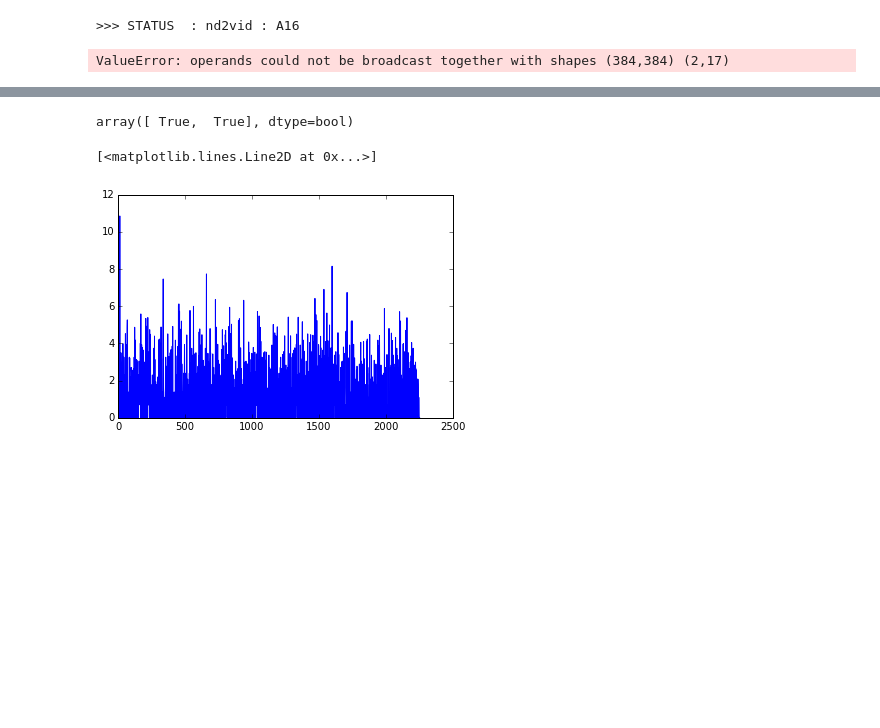
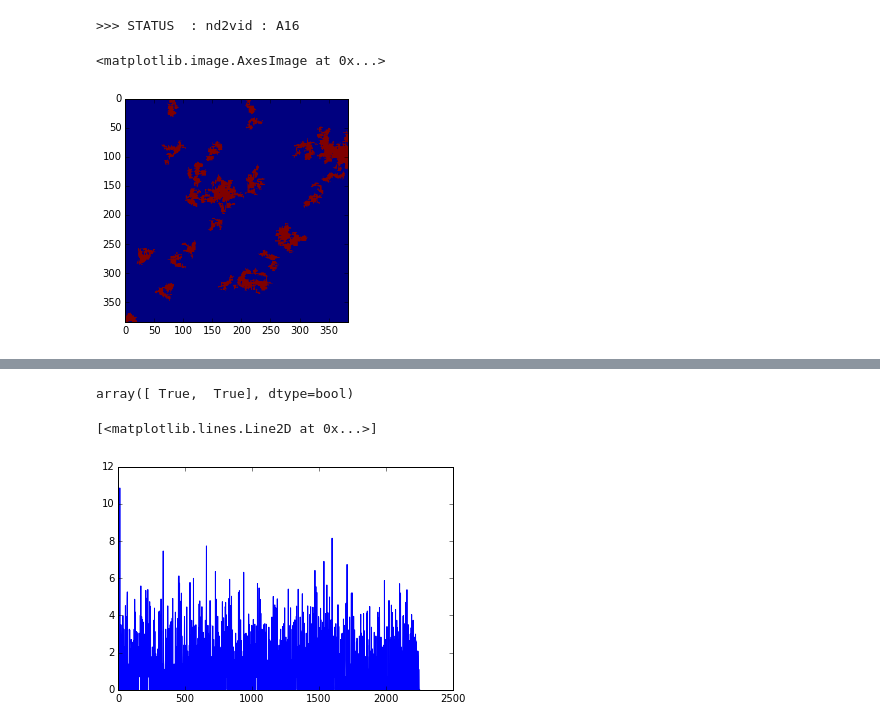
Before and after one commit to rraadd88/htsimaging, a Jupyter notebook: htsimaging/test_nd2vid.ipynb, the cells around one changed output, grey strips where cells are left out. Saved outputs shown, nothing was run; the diff lists cells and outputs as text; code cells hidden in the pictures; blank space fills up the shorter version.

Commit message:
nd2vid regions fixed

```diff
--- a/htsimaging/test_nd2vid.ipynb
+++ b/htsimaging/test_nd2vid.ipynb
@@ -59,7 +59,7 @@ def raw2phasecorr(arr_list): #cv
 
 def arr_list2regions(arr_list, time_increment):
     pre_bleach=arr_list_stb[0]
-    smoothened = filters.median(pre_bleach.astype('uint16'),np.ones((4,4)))
+    smoothened = filters.median(pre_bleach.astype('uint16'),np.ones((7,7)))
     markers = np.zeros(smoothened.shape, dtype=np.uint)
     markers[smoothened < filters.threshold_otsu(smoothened)] = 1
     markers[smoothened > filters.threshold_otsu(smoothened)] = 2
@@ -131,11 +131,11 @@ if not any(x in well for x in wells):
     print >> sys.stderr, "### ERROR : Could not find '%s'!" % well
     sys.exit(1)
 # %%
-if not exists("%s.%sstb.mp4" % (fh_xls,well)):
+if not exists("%s.%sstb1.mp4" % (fh_xls,well)):
     print ">>> STATUS  : nd2vid : %s" % well
-#     nd_fns=data_fns[well].dropna().unique()
-#     arr_list=nd2arr_list(nd_dh,nd_fns)
-#     arr_list_stb=raw2phasecorr(arr_list)
+    nd_fns=data_fns[well].dropna().unique()
+    arr_list=nd2arr_list(nd_dh,nd_fns)
+    arr_list_stb=raw2phasecorr(arr_list)
     regions,regions_cleaned,kins_mean=arr_list2regions(arr_list_stb,3)
 #     arr_list2vid(arr_list_stb,regions,kins_mean,('%s.%sstb.mp4' % (fh_xls,well)),384, 384)
 #     arr_list2vid(regions,arr_list    ,('%s.%sraw.mp4' % (fh_xls,well)),384, 384)
@@ -144,15 +144,22 @@ else:
 # %% [output]
 >>> STATUS  : nd2vid : A16
 # %%
-# props = measure.regionprops(regions,arr_list[0]) #ref
-# regions_areas=np.array([prop.area for prop in props])
+props = measure.regionprops(regions,arr_list[0]) #ref
+regions_areas=np.array([prop.area  for prop in props])
+regions_lbls =np.array([prop.label for prop in props])
+regions_index_large=np.where((regions_areas<5000) & (regions_areas>200))[0]
+regions_lbls_large=regions_lbls[regions_index_large]
+kins_mean=pd.DataFrame(columns=regions_index_large, index=range(len(arr_list)))
 # regions_index_large= list(kins_mean.drop(['time'], axis=1).columns)
 # if not any(list(() for region in regions_index_large))
 regions_index_large_bool=np.zeros((regions.shape), dtype=bool)
-for i in regions_index_large:
+for i in regions_lbls_large:
     booli = (regions == i)
 #     booli=np.where(regions == i)
     regions_index_large_bool=np.logical_or(regions_index_large_bool,booli)
-    print (regions_index_large_bool == True).sum()
+#     print (regions_index_large_bool == True).sum()
-# %% [output]
-ValueError: operands could not be broadcast together with shapes (384,384) (2,17)
+# %%
+plt.imshow(regions_index_large_bool)
+# %% [output]
+<matplotlib.image.AxesImage at 0x...>
+[figure, added]
```
Also changed, not shown: parts of 6 cells of this notebook.
